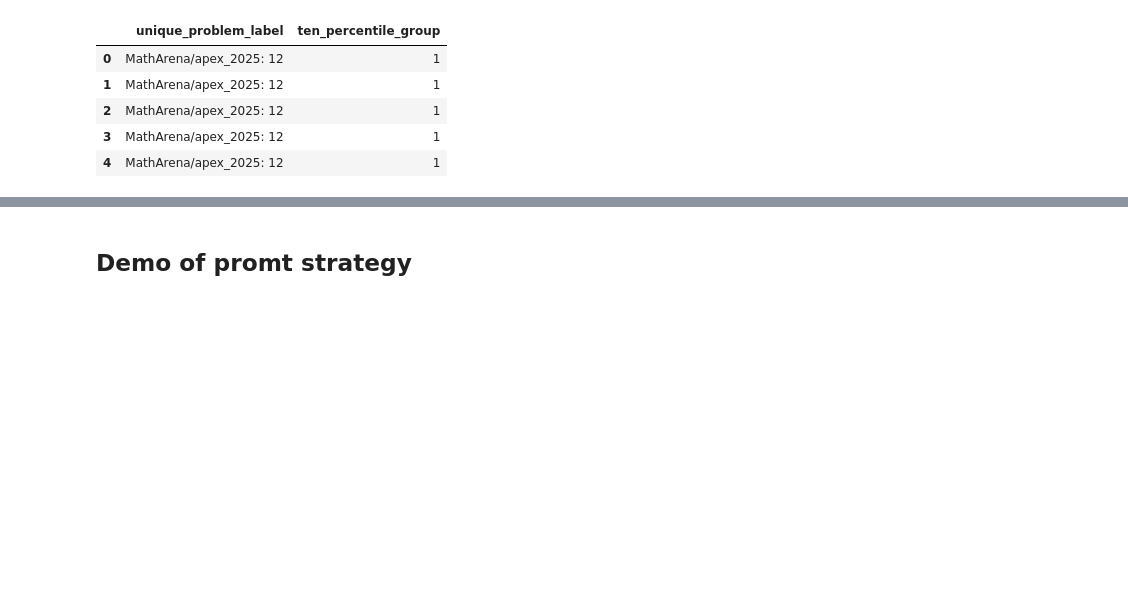
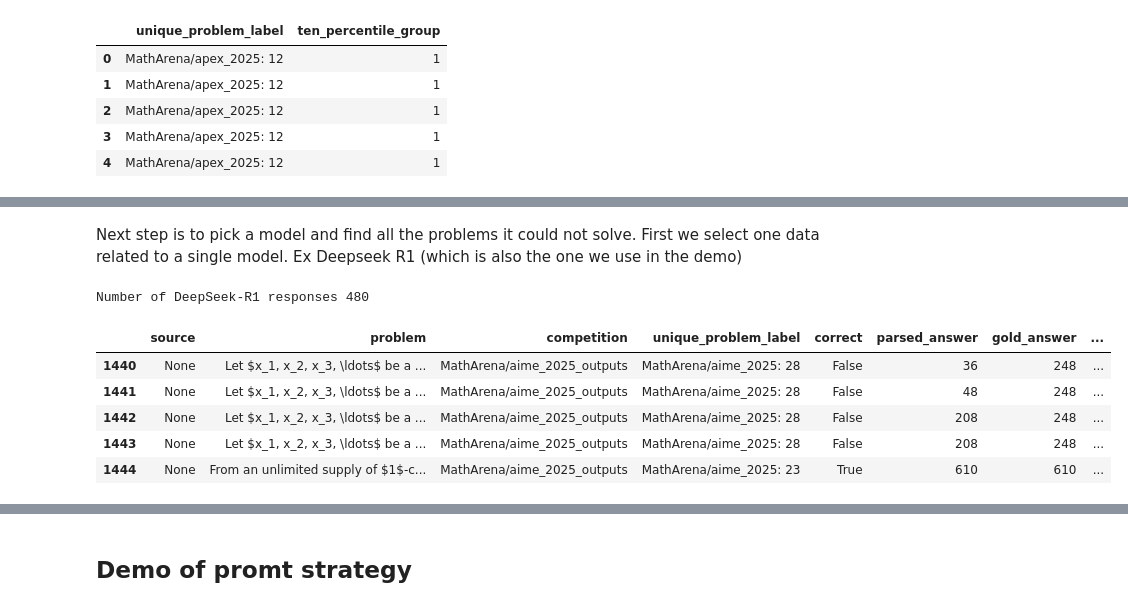
Before and after one commit to au-nlp/project-milestone-p2-group15, a Jupyter notebook: main.ipynb, the cells around one changed output, grey strips where cells are left out. Drawn from its saved outputs; the diff is of its cells as text; code cells hidden in the pictures; blank space fills up the shorter version.

```diff
--- a/main.ipynb
+++ b/main.ipynb
@@ -257,0 +316,17 @@ We tried a few approach to generate these labels, which we reference in the appe
+# %% [markdown]
+Next step is to pick a model and find all the problems it could not solve.
+First we select one data related to a single model. Ex Deepseek R1 (which is also the one we use in the demo)
+# %%
+from data_analysis import select_only_single_model_stats
+DEEPSEEK_R1 = 'DeepSeek-R1'
+df_outputs_deepseek = select_only_single_model_stats(df_outputs, model_name=DEEPSEEK_R1)
+print("Number of DeepSeek-R1 responses", len(df_outputs_deepseek))
+df_outputs_deepseek.head(5)
+# %% [output]
+Number of DeepSeek-R1 responses 480
+|  | source | problem | competition | unique_problem_label | correct | parsed_answer | gold_answer | ... |
+| 1440 | None | Let $x_1, x_2, x_3, \ldots$ be a ... | MathArena/aime_2025_outputs | MathArena/aime_2025: 28 | False | 36 | 248 | ... |
+| 1441 | None | Let $x_1, x_2, x_3, \ldots$ be a ... | MathArena/aime_2025_outputs | MathArena/aime_2025: 28 | False | 48 | 248 | ... |
+| 1442 | None | Let $x_1, x_2, x_3, \ldots$ be a ... | MathArena/aime_2025_outputs | MathArena/aime_2025: 28 | False | 208 | 248 | ... |
+| 1443 | None | Let $x_1, x_2, x_3, \ldots$ be a ... | MathArena/aime_2025_outputs | MathArena/aime_2025: 28 | False | 208 | 248 | ... |
+| 1444 | None | From an unlimited supply of $1$-c... | MathArena/aime_2025_outputs | MathArena/aime_2025: 23 | True | 610 | 610 | ... |
```
Also changed, not shown: parts of 27 cells of this notebook, 10 other files.
